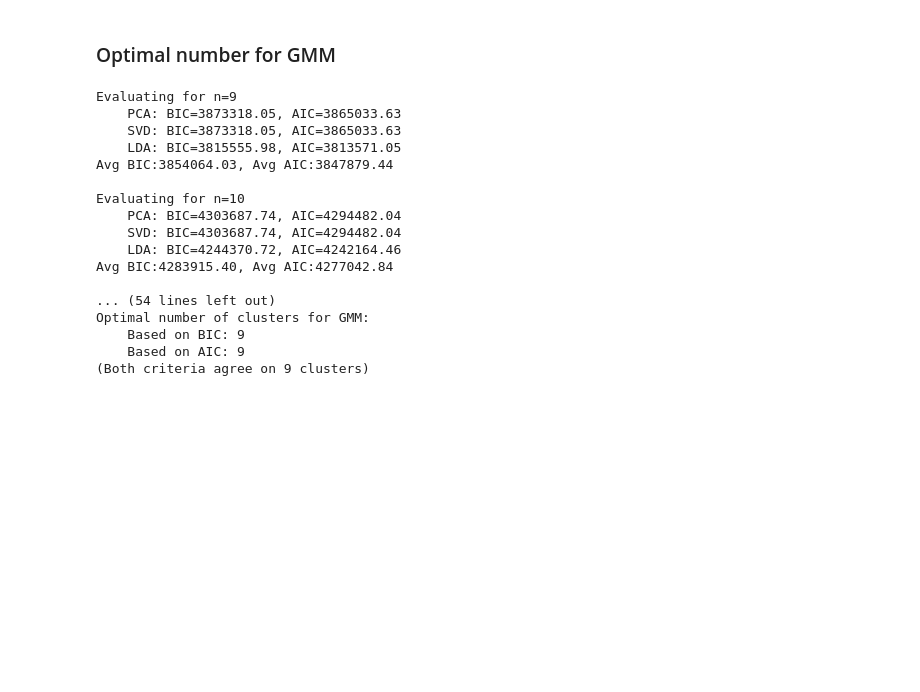
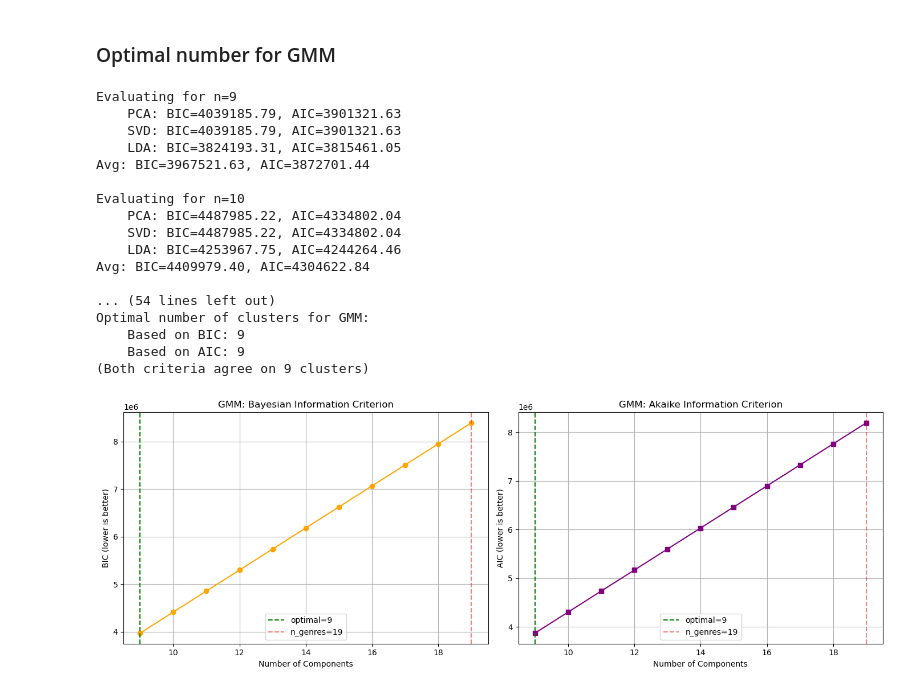
Before and after one commit to Jvnc0503/ML-Project2, a Jupyter notebook: clustering.ipynb, the cells around one changed output. Drawn from its saved outputs; the diff is of its cells as text; code cells hidden in the pictures; blank space fills up the shorter version.

```diff
--- a/clustering.ipynb
+++ b/clustering.ipynb
@@ -267,7 +267,7 @@ Optimal number of clusters for K-means based on average silhouette score: 15
 # %% [markdown]
 ### Optimal number for GMM
 # %%
-n_range = range(max(n_genres // 2, 1), n_genres + 1, 1)
+n_range = range(max(2, n_genres // 2), n_genres + 1, 1)
 
 reduction_methods = {
     'PCA': (features_pca, movieIds_pca),
@@ -288,7 +288,7 @@ for n in n_range:
         gmm.fit(features)
 
         log_likelihood = gmm._compute_log_likelihood(features) * features.shape[0]
-        n_params = n * features.shape[1] * 2 + n - 1
+        n_params = n * (features.shape[1] + features.shape[1] * (features.shape[1] + 1) // 2) + (n - 1)
 
         bic = -2 * log_likelihood + n_params * np.log(features.shape[0])
         aic = -2 * log_likelihood + 2 * n_params
@@ -301,7 +301,7 @@ for n in n_range:
     avg_aic = np.mean(n_aics)
     avg_bics.append(avg_bic)
     avg_aics.append(avg_aic)
-    print(f"Avg BIC:{avg_bic:.2f}, Avg AIC:{avg_aic:.2f}\n")
+    print(f"Avg: BIC={avg_bic:.2f}, AIC={avg_aic:.2f}\n")
 
 optimal_n_gmm_bic = list(n_range)[np.argmin(avg_bics)]
 optimal_n_gmm_aic = list(n_range)[np.argmin(avg_aics)]
@@ -317,19 +317,44 @@ else:
     print(f"(Choosing average: {optimal_n_gmm} clusters)")
 # %% [output]
 Evaluating for n=9
-    PCA: BIC=3873318.05, AIC=3865033.63
-    SVD: BIC=3873318.05, AIC=3865033.63
-    LDA: BIC=3815555.98, AIC=3813571.05
-Avg BIC:3854064.03, Avg AIC:3847879.44
+    PCA: BIC=4039185.79, AIC=3901321.63
+    SVD: BIC=4039185.79, AIC=3901321.63
+    LDA: BIC=3824193.31, AIC=3815461.05
+Avg: BIC=3967521.63, AIC=3872701.44
 
 Evaluating for n=10
-    PCA: BIC=4303687.74, AIC=4294482.04
-    SVD: BIC=4303687.74, AIC=4294482.04
-    LDA: BIC=4244370.72, AIC=4242164.46
-Avg BIC:4283915.40, Avg AIC:4277042.84
+    PCA: BIC=4487985.22, AIC=4334802.04
+    SVD: BIC=4487985.22, AIC=4334802.04
+    LDA: BIC=4253967.75, AIC=4244264.46
+Avg: BIC=4409979.40, AIC=4304622.84
 
 ... (54 lines left out)
 Optimal number of clusters for GMM:
     Based on BIC: 9
     Based on AIC: 9
 (Both criteria agree on 9 clusters)
+# %%
+fig, axes = plt.subplots(1, 2, figsize=(14, 5))
+
+axes[0].plot(n_range, avg_bics, marker='o', color='orange')
+axes[0].axvline(optimal_n_gmm_bic, color='green', linestyle='--', label=f'optimal={optimal_n_gmm_bic}')
+axes[0].axvline(n_genres, color='red', linestyle='--', alpha=0.5, label=f'n_genres={n_genres}')
+axes[0].set_xlabel('Number of Components')
+axes[0].set_ylabel('BIC (lower is better)')
+axes[0].set_title('GMM: Bayesian Information Criterion')
+axes[0].legend()
+axes[0].grid(True)
+
+axes[1].plot(n_range, avg_aics, marker='s', color='purple')
+axes[1].axvline(optimal_n_gmm_aic, color='green', linestyle='--', label=f'optimal={optimal_n_gmm_aic}')
+axes[1].axvline(n_genres, color='red', linestyle='--', alpha=0.5, label=f'n_genres={n_genres}')
+axes[1].set_xlabel('Number of Components')
+axes[1].set_ylabel('AIC (lower is better)')
+axes[1].set_title('GMM: Akaike Information Criterion')
+axes[1].legend()
+axes[1].grid(True)
+
+plt.tight_layout()
+plt.show()
+# %% [output]
+[figure, added]
```
